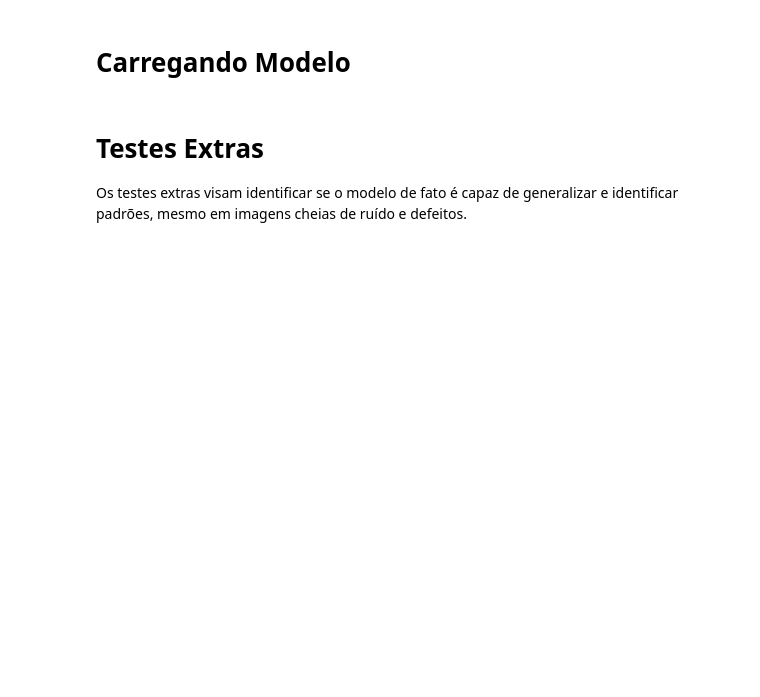
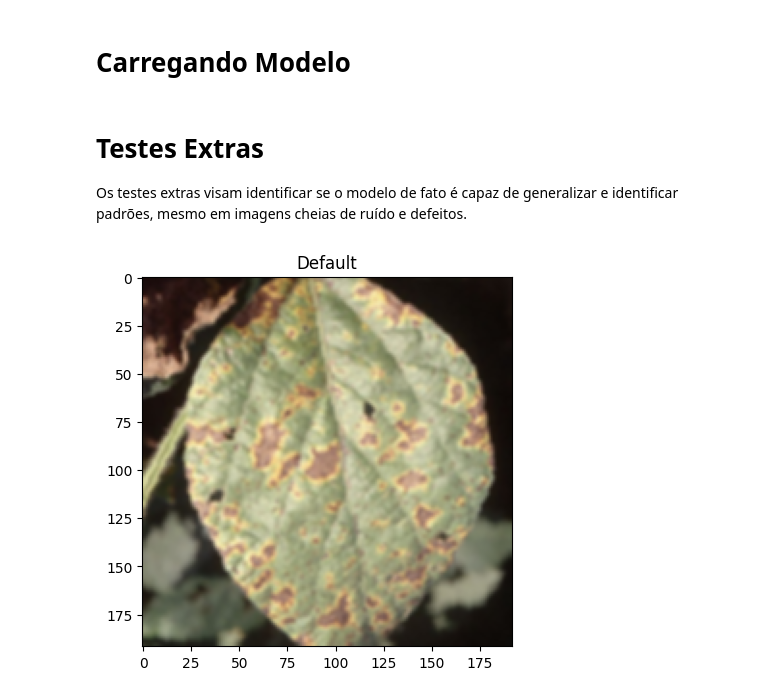
Before and after one commit to Kaua-Matheus/Agroscope-IA, a Jupyter notebook: Project/Soybean Test.ipynb, the cells around one changed output. Cells and saved outputs as stored; diff of their text form; code cells hidden in the pictures; blank space fills up the shorter version.

```diff
--- a/Project/Soybean Test.ipynb
+++ b/Project/Soybean Test.ipynb
@@ -285,21 +269,11 @@ jitter = transforms.ColorJitter(brightness=.5, hue=.3)
 # %%
-test_root = "/media/kaua-matheus/HD320/Data/Agroscope/Teste_Especialista/Soybean"
-
-transform_high = transforms.Compose([
-    transforms.Resize((198, 198)),
-    #transforms.RandomRotation(2),
-    transforms.RandomHorizontalFlip(),
-    transforms.CenterCrop((192, 192)),
-
-    jitter,
-    transforms.ToTensor(),
-    transforms.Normalize((0.5, 0.5, 0.5), (0.5, 0.5, 0.5)), # Normalizando imagem para apenas um canal ao invés de 3 -> (0.5, 0.5, 0.5), (0.5, 0.5, 0.5)
-])
+EVAL_PATH = "/media/kaua-matheus/HD320/Data/Agroscope/Teste_Especialista/Soybean"
 # %%
-test_base = datasets.ImageFolder(root=test_root, transform=transform)
-test_high = datasets.ImageFolder(root=test_root, transform=transform_high)
+eval = datasets.ImageFolder(root=EVAL_PATH, transform=transform)
 # %%
-image = Image.open(test_base.imgs[np.random.randint(0, len(test_base.imgs)-1)][0])
+image = Image.open(eval.imgs[np.random.randint(0, len(eval.imgs)-1)][0])
 image_tensor = transform(image)
 
 Imshow(torchvision.utils.make_grid(image_tensor.unsqueeze(0)), "Default") # type: ignore
+# %% [output]
+[figure, added]
```
Also changed, not shown: parts of 23 cells of this notebook, 2 other files.
